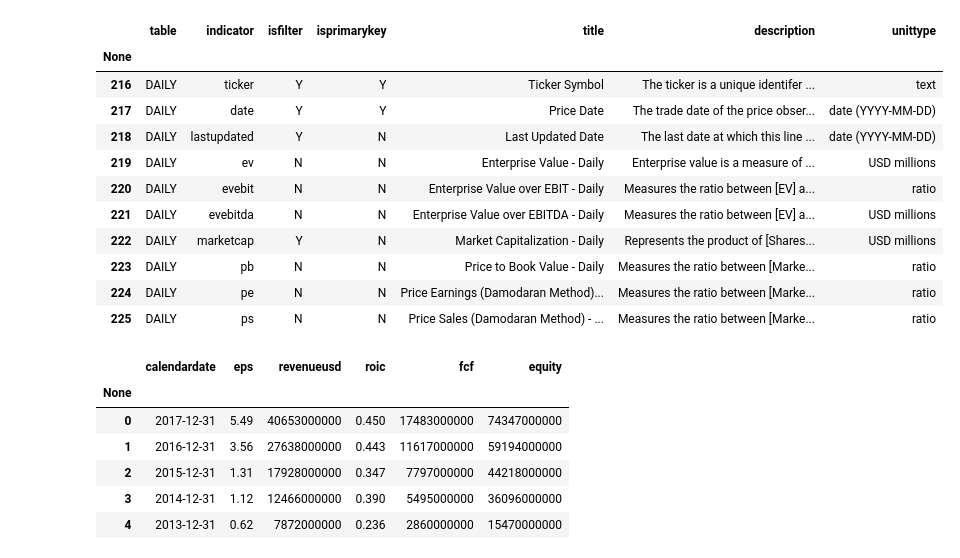
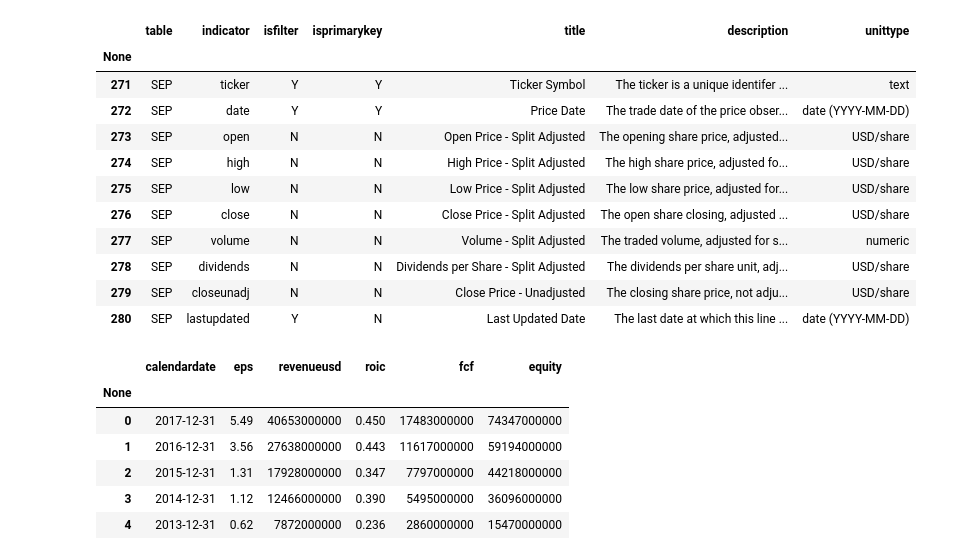
Before and after one commit to ucals/quandl, a Jupyter notebook: Core US Fundamentals Data - basic manipulation.ipynb, the cells around one changed output. Drawn from its saved outputs; the diff is of its cells as text; code cells hidden in the pictures.

```diff
--- a/Core US Fundamentals Data - basic manipulation.ipynb
+++ b/Core US Fundamentals Data - basic manipulation.ipynb
@@ -11,22 +11,22 @@ df2 = quandl.get_table('SHARADAR/SF2')
 # %%
 pd.options.display.max_rows = 999
 pd.set_option('display.max_colwidth', -1)
 
 df_i = quandl.get_table('SHARADAR/INDICATORS')
-df_i[df_i['table'] == 'DAILY']
+df_i[df_i['table'] == 'SEP']
 # %% [output]
 |  | table | indicator | isfilter | isprimarykey | title | description | unittype |
 | None |  |  |  |  |  |  |  |
-| 216 | DAILY | ticker | Y | Y | Ticker Symbol | The ticker is a unique identifer ... | text |
-| 217 | DAILY | date | Y | Y | Price Date | The trade date of the price obser... | date (YYYY-MM-DD) |
-| 218 | DAILY | lastupdated | Y | N | Last Updated Date | The last date at which this line ... | date (YYYY-MM-DD) |
-| 219 | DAILY | ev | N | N | Enterprise Value - Daily | Enterprise value is a measure of ... | USD millions |
-| 220 | DAILY | evebit | N | N | Enterprise Value over EBIT - Daily | Measures the ratio between [EV] a... | ratio |
-| 221 | DAILY | evebitda | N | N | Enterprise Value over EBITDA - Daily | Measures the ratio between [EV] a... | USD millions |
-| 222 | DAILY | marketcap | Y | N | Market Capitalization - Daily | Represents the product of [Shares... | USD millions |
-| 223 | DAILY | pb | N | N | Price to Book Value - Daily | Measures the ratio between [Marke... | ratio |
-| 224 | DAILY | pe | N | N | Price Earnings (Damodaran Method)... | Measures the ratio between [Marke... | ratio |
-| 225 | DAILY | ps | N | N | Price Sales (Damodaran Method) - ... | Measures the ratio between [Marke... | ratio |
+| 271 | SEP | ticker | Y | Y | Ticker Symbol | The ticker is a unique identifer ... | text |
+| 272 | SEP | date | Y | Y | Price Date | The trade date of the price obser... | date (YYYY-MM-DD) |
+| 273 | SEP | open | N | N | Open Price - Split Adjusted | The opening share price, adjusted... | USD/share |
+| 274 | SEP | high | N | N | High Price - Split Adjusted | The high share price, adjusted fo... | USD/share |
+| 275 | SEP | low | N | N | Low Price - Split Adjusted | The low share price, adjusted for... | USD/share |
+| 276 | SEP | close | N | N | Close Price - Split Adjusted | The open share closing, adjusted ... | USD/share |
+| 277 | SEP | volume | N | N | Volume - Split Adjusted | The traded volume, adjusted for s... | numeric |
+| 278 | SEP | dividends | N | N | Dividends per Share - Split Adjusted | The dividends per share unit, adj... | USD/share |
+| 279 | SEP | closeunadj | N | N | Close Price - Unadjusted | The closing share price, not adju... | USD/share |
+| 280 | SEP | lastupdated | Y | N | Last Updated Date | The last date at which this line ... | date (YYYY-MM-DD) |
 # %%
 df_i[df_i['table'] == 'SF1'].to_csv('sf1_indicators.csv')
 # %%
```
Also changed, not shown: 3 other files.
